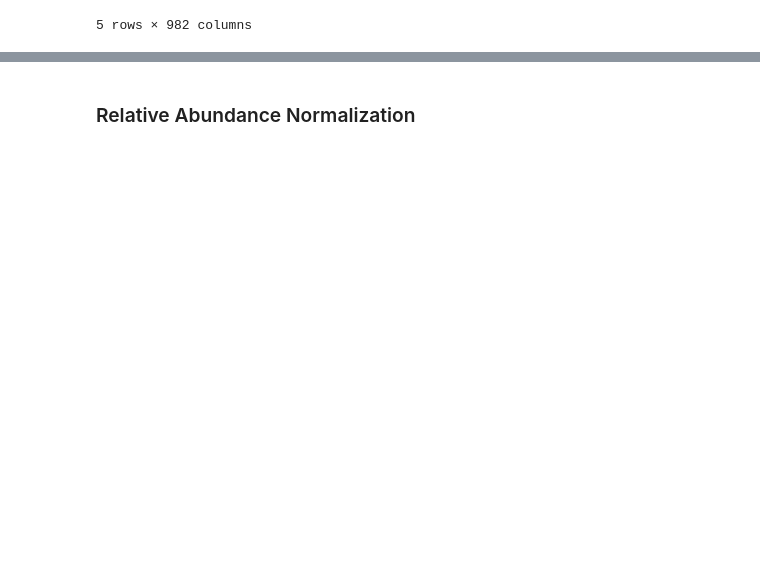
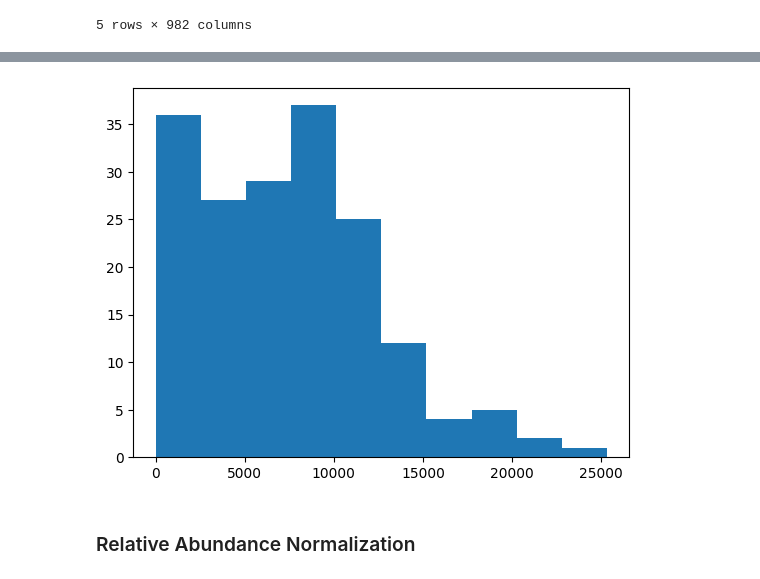
Before and after one commit to nehabhatia8/MLB-Project, a Jupyter notebook: MLB_Neha.ipynb, the cells around one changed output, grey strips where cells are left out. Cells and saved outputs as stored; diff of their text form; code cells hidden in the pictures; blank space fills up the shorter version.

```diff
--- a/MLB_Neha.ipynb
+++ b/MLB_Neha.ipynb
@@ -65,3 +103,9 @@ df.head()
+# %%
+row_sums = df.sum(axis=1)
+plt.hist(row_sums)
+plt.show()
+# %% [output]
+[figure, added]
 # %% [markdown]
 ### Relative Abundance Normalization
 # %%
```
Also changed, not shown: parts of 28 cells of this notebook.
